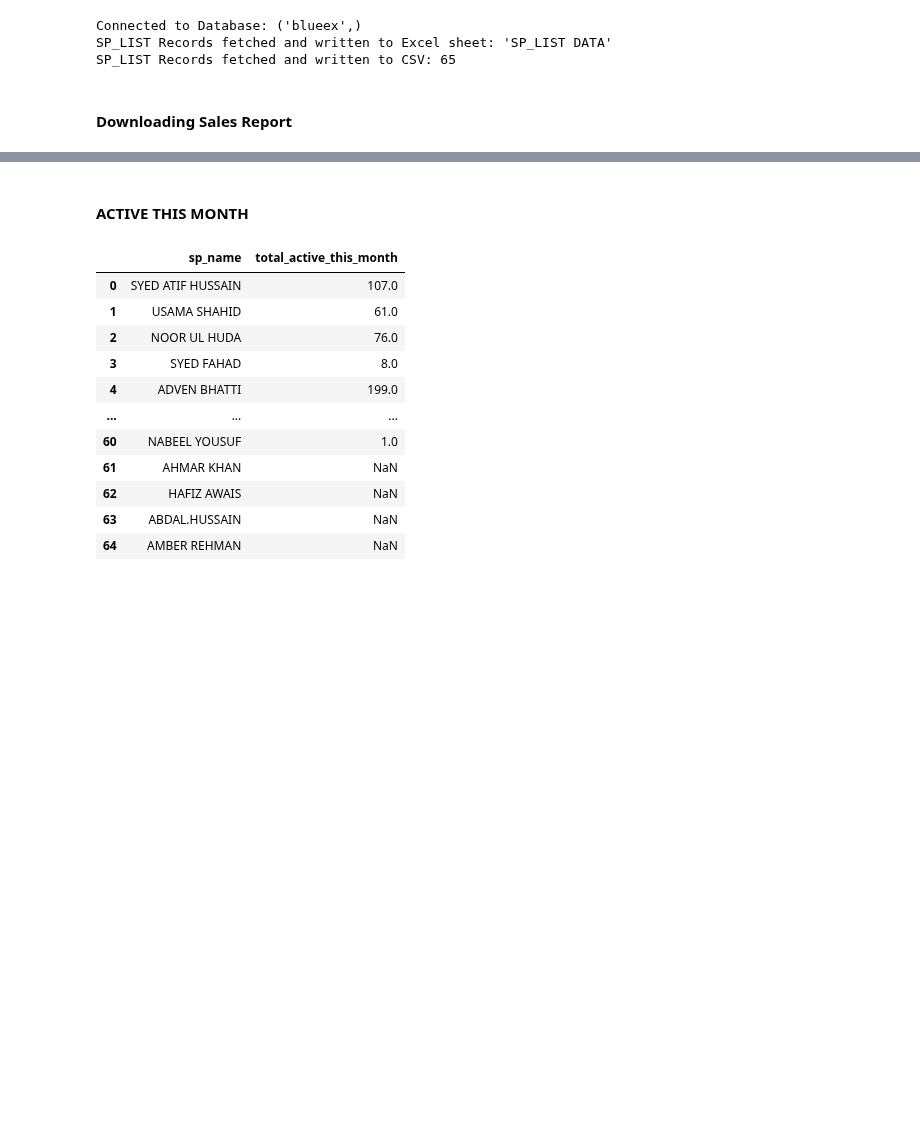
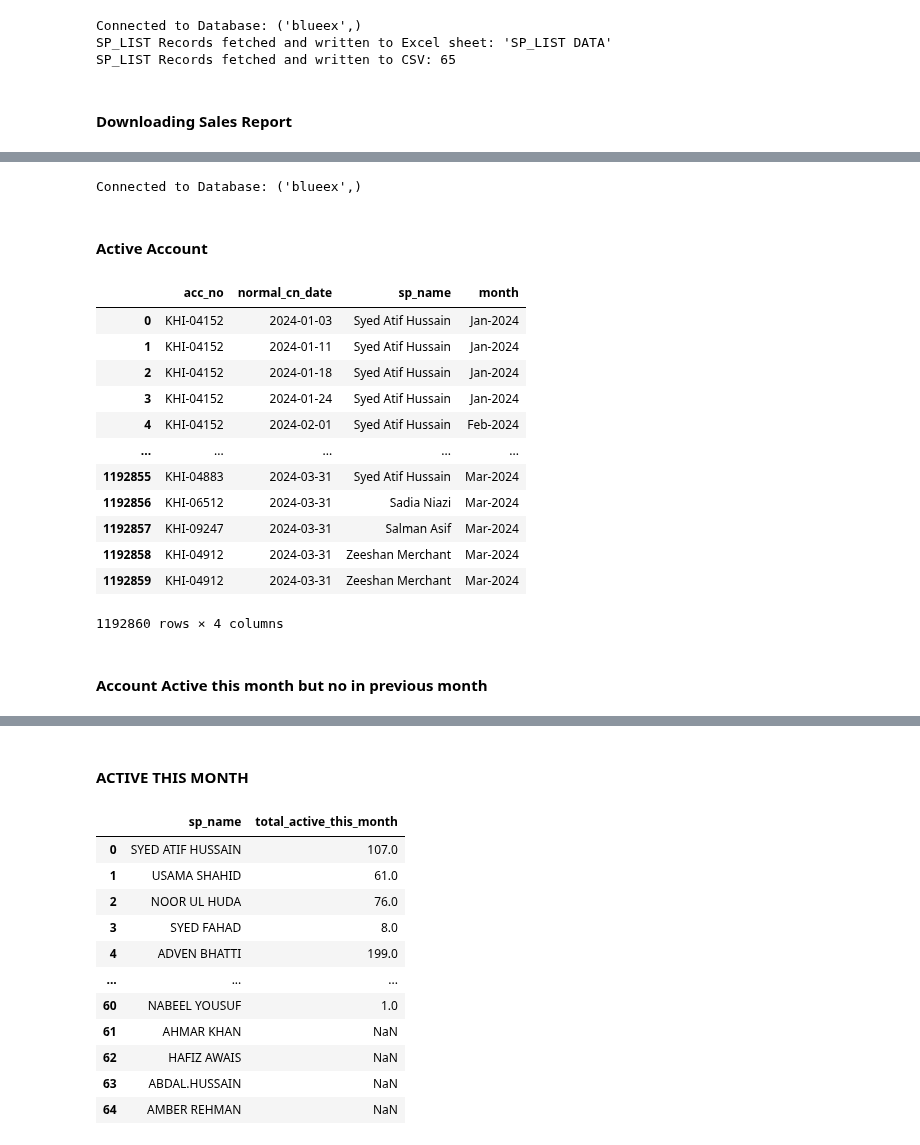
Before and after one commit to TahaDataAlchemy/BLUE-EX-Domestic-Auto, a Jupyter notebook: ETL.ipynb, the cells around one changed output, grey strips where cells are left out. Drawn from its saved outputs; the diff is of its cells as text; code cells hidden in the pictures; blank space fills up the shorter version.

```diff
--- a/ETL.ipynb
+++ b/ETL.ipynb
@@ -1350,2 +1287,54 @@ SalesRep Records fetched and written to CSV: 4648
+# %%
+start_date = '2024-01-01'  # Change this to the desired start date
+end_date = '2024-03-31'    # Change this to the desired end date
+
+start_datetime = datetime.strptime(start_date, '%Y-%m-%d')
+end_datetime = datetime.strptime(end_date, '%Y-%m-%d')
+
+start_date_str = start_datetime.strftime('%Y-%m-%d')
+end_date_str = end_datetime.strftime('%Y-%m-%d')
+with conn.cursor() as cursor:
+            # Check database connection
+            cursor.execute("SELECT DATABASE();")
+            record = cursor.fetchone()
+            print("Connected to Database:", record)
+
+            # Define SQL query to fetch records within the date range
+            q1 = "SELECT * from blueex.salesreport sr WHERE sr.normal_cn_date  BETWEEN %s AND %s "
+
+            # Execute SQL query
+            cursor.execute(q1, (start_date, end_date))
+
+            # Fetch all rows
+            rows = cursor.fetchall()
+
+            # Create DataFrame from fetched rows
+            df = pd.DataFrame(rows, columns=[i[0] for i in cursor.description])
+# %% [output]
+Connected to Database: ('blueex',)
 # %%
 df_sp12 = df.copy()
+# %% [markdown]
+#### Active Account
+# %%
+df_sp12 = df_sp12[["acc_no","normal_cn_date","sp_name"]]
+# %%
+df_sp12["normal_cn_date"] = pd.to_datetime(df_sp12["normal_cn_date"])
+# %%
+df_sp12["month"] = df_sp12['normal_cn_date'].dt.strftime('%b-%Y')
+# %%
+df_sp12
+# %% [output]
+|  | acc_no | normal_cn_date | sp_name | month |
+| 0 | KHI-04152 | 2024-01-03 | Syed Atif Hussain | Jan-2024 |
+| 1 | KHI-04152 | 2024-01-11 | Syed Atif Hussain | Jan-2024 |
+| 2 | KHI-04152 | 2024-01-18 | Syed Atif Hussain | Jan-2024 |
+| 3 | KHI-04152 | 2024-01-24 | Syed Atif Hussain | Jan-2024 |
+| 4 | KHI-04152 | 2024-02-01 | Syed Atif Hussain | Feb-2024 |
+| ... | ... | ... | ... | ... |
+| 1192855 | KHI-04883 | 2024-03-31 | Syed Atif Hussain | Mar-2024 |
+| 1192856 | KHI-06512 | 2024-03-31 | Sadia Niazi | Mar-2024 |
+| 1192857 | KHI-09247 | 2024-03-31 | Salman Asif | Mar-2024 |
+| 1192858 | KHI-04912 | 2024-03-31 | Zeeshan Merchant | Mar-2024 |
+| 1192859 | KHI-04912 | 2024-03-31 | Zeeshan Merchant | Mar-2024 |
+1192860 rows × 4 columns
@@ -1351,0 +1351,2 @@ df_sp12 = df.copy()
+# %% [markdown]
+#### Account Active this month but no in previous month
```
Also changed, not shown: parts of 20 cells of this notebook.
